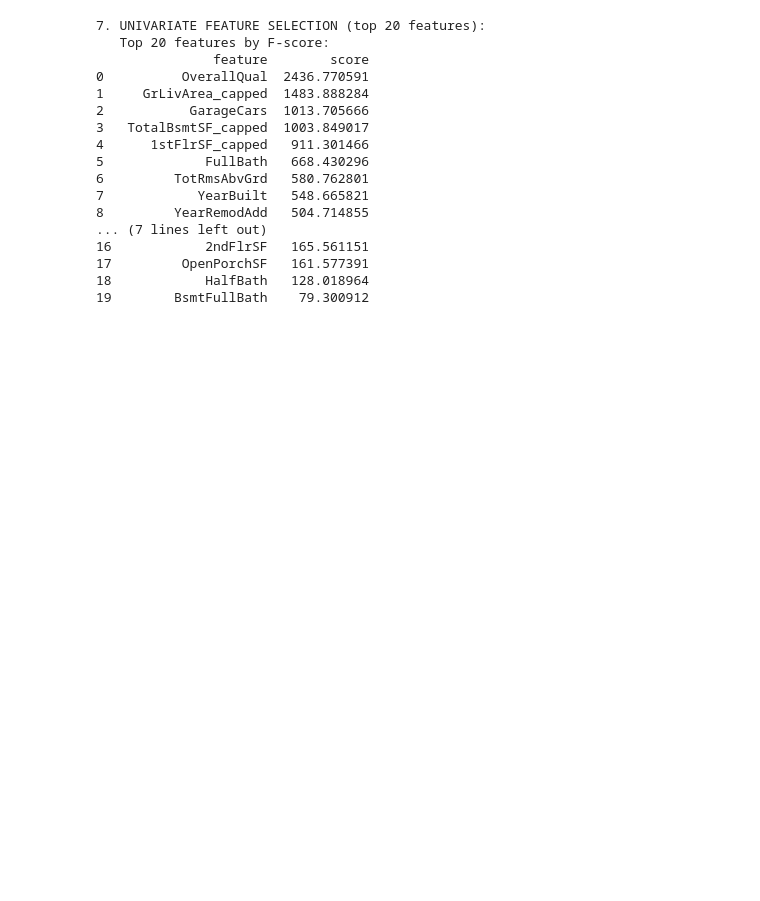
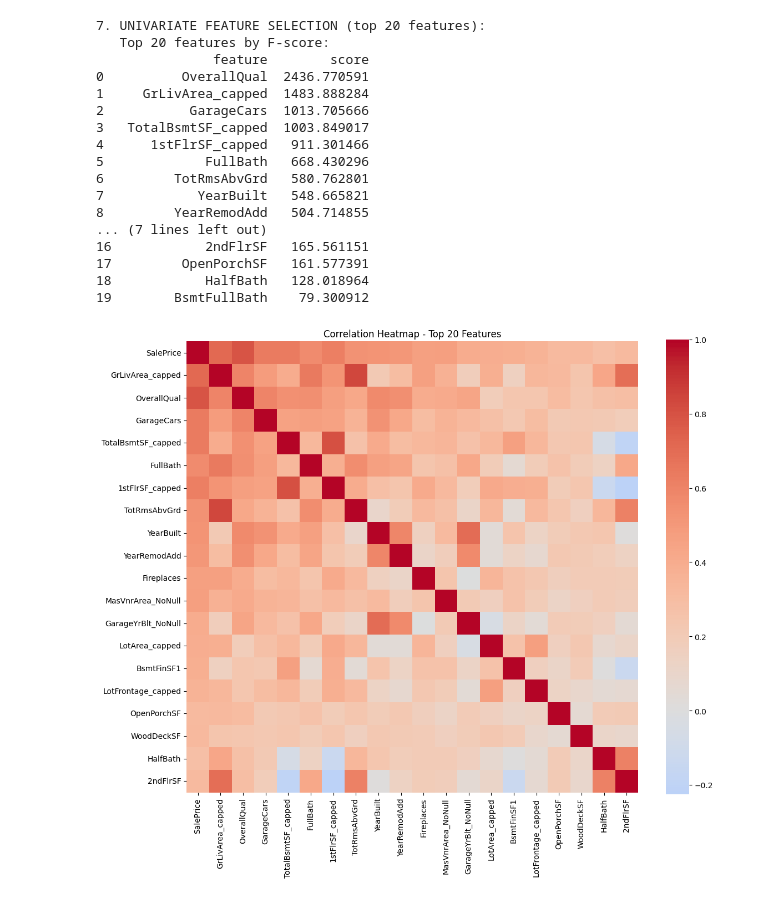
Before and after one commit to akhyear/house_price_prediction, a Jupyter notebook: train_code.ipynb, the cells around one changed output. Drawn from its saved outputs; the diff is of its cells as text; code cells hidden in the pictures; blank space fills up the shorter version.

Commit message:
EDA: Plot correlation heatmap for top correlated features and with target

```diff
--- a/train_code.ipynb
+++ b/train_code.ipynb
@@ -2189,3 +2189,24 @@ selected_features, scores = univariate_feature_selection(df_reduced, 'SalePrice'
 17         OpenPorchSF   161.577391
 18            HalfBath   128.018964
 19        BsmtFullBath    79.300912
+# %%
+def plot_correlation_heatmap(corr_matrix, top_n=30):
+    """
+    Plot correlation heatmap for top correlated features
+    """
+    # Select top features by average correlation
+    avg_corr = corr_matrix.mean().sort_values(ascending=False)
+    top_features = avg_corr.head(top_n).index
+
+    plt.figure(figsize=(12, 10))
+    sns.heatmap(corr_matrix.loc[top_features, top_features],
+                annot=False, cmap='coolwarm', center=0,
+                square=True, fmt='.2f')
+    plt.title(f'Correlation Heatmap - Top {top_n} Features')
+    plt.tight_layout()
+    plt.show()
+
+df_final = df_reduced[list(selected_features) + ['SalePrice']]
+plot_correlation_heatmap(df_final.corr(numeric_only=True), top_n=20)
+# %% [output]
+[figure, added]
```
Also changed, not shown: parts of 1 cell of this notebook.
